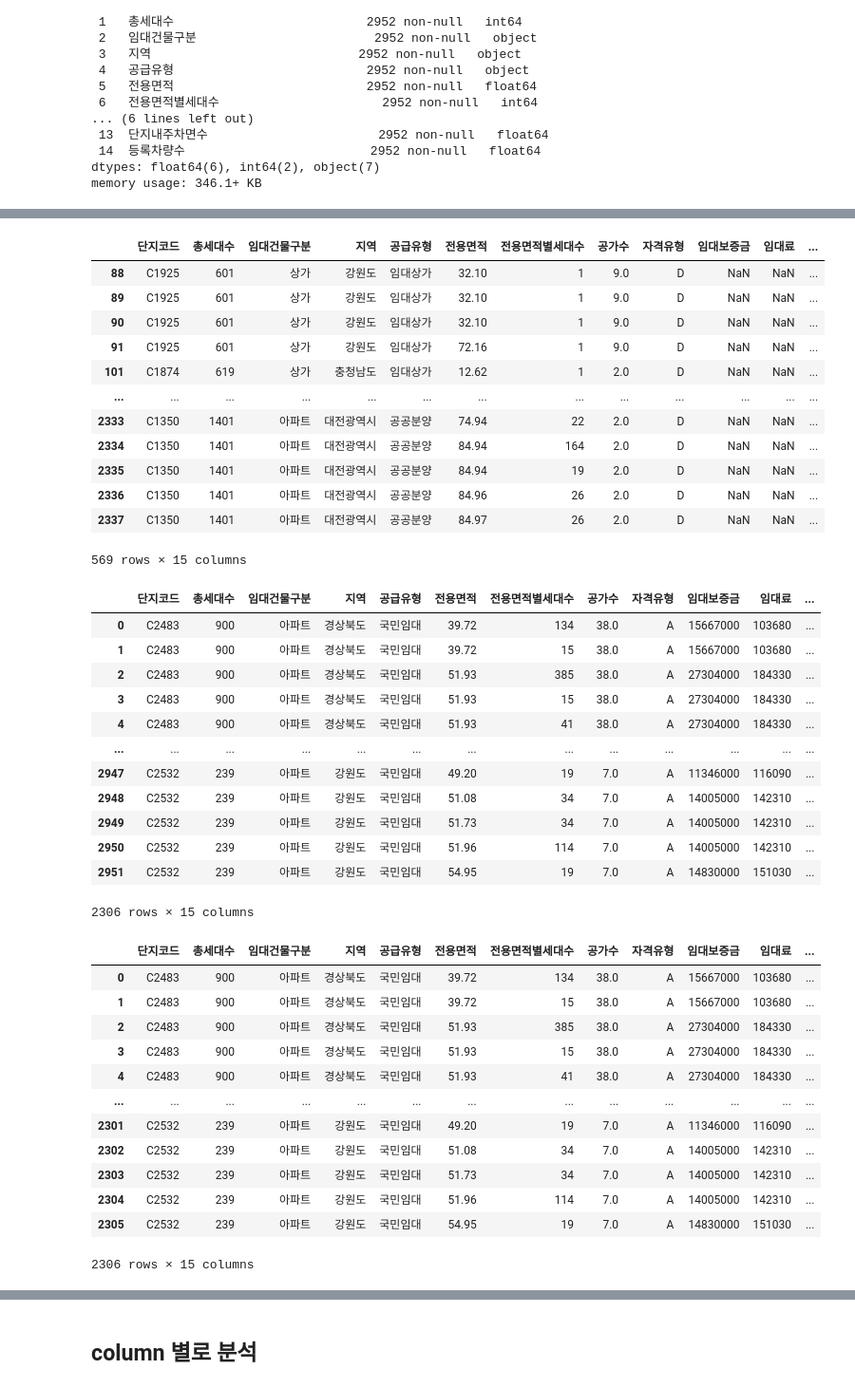
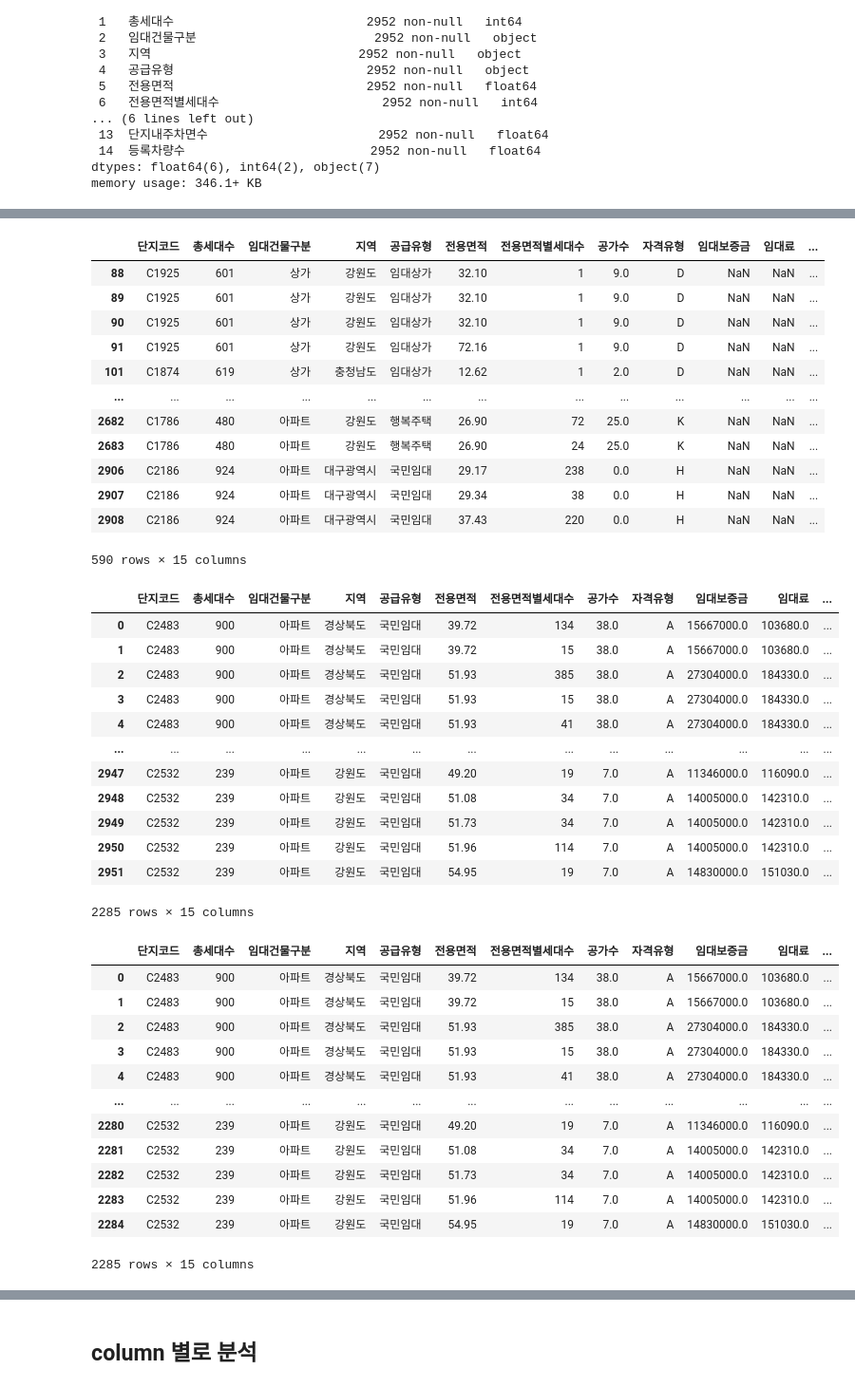
Before and after one commit to SeoMinJong/-, a Jupyter notebook: parking_data_analysis.ipynb, the cells around one changed output, grey strips where cells are left out. Shown: that part at 95% size. Saved outputs shown, nothing was run; the diff lists cells and outputs as text; code cells hidden in the pictures.

```diff
--- a/parking_data_analysis.ipynb
+++ b/parking_data_analysis.ipynb
@@ -56,3 +56,6 @@ Data columns (total 15 columns):
  14  등록차량수                         2952 non-null   float64
 dtypes: float64(6), int64(2), object(7)
 memory usage: 346.1+ KB
+# %%
+df['임대보증금'] = pd.to_numeric(df['임대보증금'], errors='coerce')
+df.info()
@@ -58,0 +80,3 @@ memory usage: 346.1+ KB
+# %%
+df['임대료'] = pd.to_numeric(df['임대료'], errors='coerce')
+df.info()
@@ -86,43 +128,43 @@ display(null_im_df)
 | 91 | C1925 | 601 | 상가 | 강원도 | 임대상가 | 72.16 | 1 | 9.0 | D | NaN | NaN | ... |
 | 101 | C1874 | 619 | 상가 | 충청남도 | 임대상가 | 12.62 | 1 | 2.0 | D | NaN | NaN | ... |
 | ... | ... | ... | ... | ... | ... | ... | ... | ... | ... | ... | ... | ... |
-| 2333 | C1350 | 1401 | 아파트 | 대전광역시 | 공공분양 | 74.94 | 22 | 2.0 | D | NaN | NaN | ... |
-| 2334 | C1350 | 1401 | 아파트 | 대전광역시 | 공공분양 | 84.94 | 164 | 2.0 | D | NaN | NaN | ... |
-| 2335 | C1350 | 1401 | 아파트 | 대전광역시 | 공공분양 | 84.94 | 19 | 2.0 | D | NaN | NaN | ... |
-| 2336 | C1350 | 1401 | 아파트 | 대전광역시 | 공공분양 | 84.96 | 26 | 2.0 | D | NaN | NaN | ... |
-| 2337 | C1350 | 1401 | 아파트 | 대전광역시 | 공공분양 | 84.97 | 26 | 2.0 | D | NaN | NaN | ... |
+| 2682 | C1786 | 480 | 아파트 | 강원도 | 행복주택 | 26.90 | 72 | 25.0 | K | NaN | NaN | ... |
+| 2683 | C1786 | 480 | 아파트 | 강원도 | 행복주택 | 26.90 | 24 | 25.0 | K | NaN | NaN | ... |
+| 2906 | C2186 | 924 | 아파트 | 대구광역시 | 국민임대 | 29.17 | 238 | 0.0 | H | NaN | NaN | ... |
+| 2907 | C2186 | 924 | 아파트 | 대구광역시 | 국민임대 | 29.34 | 38 | 0.0 | H | NaN | NaN | ... |
+| 2908 | C2186 | 924 | 아파트 | 대구광역시 | 국민임대 | 37.43 | 220 | 0.0 | H | NaN | NaN | ... |
-569 rows × 15 columns
+590 rows × 15 columns
 # %%
-df_not_null = df.dropna(axis=0)
-df_not_null
+df = df.dropna(axis=0)
+df
 # %% [output]
 |  | 단지코드 | 총세대수 | 임대건물구분 | 지역 | 공급유형 | 전용면적 | 전용면적별세대수 | 공가수 | 자격유형 | 임대보증금 | 임대료 | ... |
-| 0 | C2483 | 900 | 아파트 | 경상북도 | 국민임대 | 39.72 | 134 | 38.0 | A | 15667000 | 103680 | ... |
-| 1 | C2483 | 900 | 아파트 | 경상북도 | 국민임대 | 39.72 | 15 | 38.0 | A | 15667000 | 103680 | ... |
-| 2 | C2483 | 900 | 아파트 | 경상북도 | 국민임대 | 51.93 | 385 | 38.0 | A | 27304000 | 184330 | ... |
-| 3 | C2483 | 900 | 아파트 | 경상북도 | 국민임대 | 51.93 | 15 | 38.0 | A | 27304000 | 184330 | ... |
-| 4 | C2483 | 900 | 아파트 | 경상북도 | 국민임대 | 51.93 | 41 | 38.0 | A | 27304000 | 184330 | ... |
+| 0 | C2483 | 900 | 아파트 | 경상북도 | 국민임대 | 39.72 | 134 | 38.0 | A | 15667000.0 | 103680.0 | ... |
+| 1 | C2483 | 900 | 아파트 | 경상북도 | 국민임대 | 39.72 | 15 | 38.0 | A | 15667000.0 | 103680.0 | ... |
+| 2 | C2483 | 900 | 아파트 | 경상북도 | 국민임대 | 51.93 | 385 | 38.0 | A | 27304000.0 | 184330.0 | ... |
+| 3 | C2483 | 900 | 아파트 | 경상북도 | 국민임대 | 51.93 | 15 | 38.0 | A | 27304000.0 | 184330.0 | ... |
+| 4 | C2483 | 900 | 아파트 | 경상북도 | 국민임대 | 51.93 | 41 | 38.0 | A | 27304000.0 | 184330.0 | ... |
 | ... | ... | ... | ... | ... | ... | ... | ... | ... | ... | ... | ... | ... |
-| 2947 | C2532 | 239 | 아파트 | 강원도 | 국민임대 | 49.20 | 19 | 7.0 | A | 11346000 | 116090 | ... |
-| 2948 | C2532 | 239 | 아파트 | 강원도 | 국민임대 | 51.08 | 34 | 7.0 | A | 14005000 | 142310 | ... |
-| 2949 | C2532 | 239 | 아파트 | 강원도 | 국민임대 | 51.73 | 34 | 7.0 | A | 14005000 | 142310 | ... |
-| 2950 | C2532 | 239 | 아파트 | 강원도 | 국민임대 | 51.96 | 114 | 7.0 | A | 14005000 | 142310 | ... |
-| 2951 | C2532 | 239 | 아파트 | 강원도 | 국민임대 | 54.95 | 19 | 7.0 | A | 14830000 | 151030 | ... |
+| 2947 | C2532 | 239 | 아파트 | 강원도 | 국민임대 | 49.20 | 19 | 7.0 | A | 11346000.0 | 116090.0 | ... |
+| 2948 | C2532 | 239 | 아파트 | 강원도 | 국민임대 | 51.08 | 34 | 7.0 | A | 14005000.0 | 142310.0 | ... |
+| 2949 | C2532 | 239 | 아파트 | 강원도 | 국민임대 | 51.73 | 34 | 7.0 | A | 14005000.0 | 142310.0 | ... |
+| 2950 | C2532 | 239 | 아파트 | 강원도 | 국민임대 | 51.96 | 114 | 7.0 | A | 14005000.0 | 142310.0 | ... |
+| 2951 | C2532 | 239 | 아파트 | 강원도 | 국민임대 | 54.95 | 19 | 7.0 | A | 14830000.0 | 151030.0 | ... |
-2306 rows × 15 columns
+2285 rows × 15 columns
 # %%
-df_not_null = df_not_null.reset_index(drop=True)
-df_not_null
+df = df.reset_index(drop=True)
+df
 # %% [output]
 |  | 단지코드 | 총세대수 | 임대건물구분 | 지역 | 공급유형 | 전용면적 | 전용면적별세대수 | 공가수 | 자격유형 | 임대보증금 | 임대료 | ... |
-| 0 | C2483 | 900 | 아파트 | 경상북도 | 국민임대 | 39.72 | 134 | 38.0 | A | 15667000 | 103680 | ... |
-| 1 | C2483 | 900 | 아파트 | 경상북도 | 국민임대 | 39.72 | 15 | 38.0 | A | 15667000 | 103680 | ... |
-| 2 | C2483 | 900 | 아파트 | 경상북도 | 국민임대 | 51.93 | 385 | 38.0 | A | 27304000 | 184330 | ... |
-| 3 | C2483 | 900 | 아파트 | 경상북도 | 국민임대 | 51.93 | 15 | 38.0 | A | 27304000 | 184330 | ... |
-| 4 | C2483 | 900 | 아파트 | 경상북도 | 국민임대 | 51.93 | 41 | 38.0 | A | 27304000 | 184330 | ... |
+| 0 | C2483 | 900 | 아파트 | 경상북도 | 국민임대 | 39.72 | 134 | 38.0 | A | 15667000.0 | 103680.0 | ... |
+| 1 | C2483 | 900 | 아파트 | 경상북도 | 국민임대 | 39.72 | 15 | 38.0 | A | 15667000.0 | 103680.0 | ... |
+| 2 | C2483 | 900 | 아파트 | 경상북도 | 국민임대 | 51.93 | 385 | 38.0 | A | 27304000.0 | 184330.0 | ... |
+| 3 | C2483 | 900 | 아파트 | 경상북도 | 국민임대 | 51.93 | 15 | 38.0 | A | 27304000.0 | 184330.0 | ... |
+| 4 | C2483 | 900 | 아파트 | 경상북도 | 국민임대 | 51.93 | 41 | 38.0 | A | 27304000.0 | 184330.0 | ... |
 | ... | ... | ... | ... | ... | ... | ... | ... | ... | ... | ... | ... | ... |
-| 2301 | C2532 | 239 | 아파트 | 강원도 | 국민임대 | 49.20 | 19 | 7.0 | A | 11346000 | 116090 | ... |
-| 2302 | C2532 | 239 | 아파트 | 강원도 | 국민임대 | 51.08 | 34 | 7.0 | A | 14005000 | 142310 | ... |
-| 2303 | C2532 | 239 | 아파트 | 강원도 | 국민임대 | 51.73 | 34 | 7.0 | A | 14005000 | 142310 | ... |
-| 2304 | C2532 | 239 | 아파트 | 강원도 | 국민임대 | 51.96 | 114 | 7.0 | A | 14005000 | 142310 | ... |
-| 2305 | C2532 | 239 | 아파트 | 강원도 | 국민임대 | 54.95 | 19 | 7.0 | A | 14830000 | 151030 | ... |
+| 2280 | C2532 | 239 | 아파트 | 강원도 | 국민임대 | 49.20 | 19 | 7.0 | A | 11346000.0 | 116090.0 | ... |
+| 2281 | C2532 | 239 | 아파트 | 강원도 | 국민임대 | 51.08 | 34 | 7.0 | A | 14005000.0 | 142310.0 | ... |
+| 2282 | C2532 | 239 | 아파트 | 강원도 | 국민임대 | 51.73 | 34 | 7.0 | A | 14005000.0 | 142310.0 | ... |
+| 2283 | C2532 | 239 | 아파트 | 강원도 | 국민임대 | 51.96 | 114 | 7.0 | A | 14005000.0 | 142310.0 | ... |
+| 2284 | C2532 | 239 | 아파트 | 강원도 | 국민임대 | 54.95 | 19 | 7.0 | A | 14830000.0 | 151030.0 | ... |
-2306 rows × 15 columns
+2285 rows × 15 columns
```
Also changed, not shown: parts of 23 cells of this notebook.
